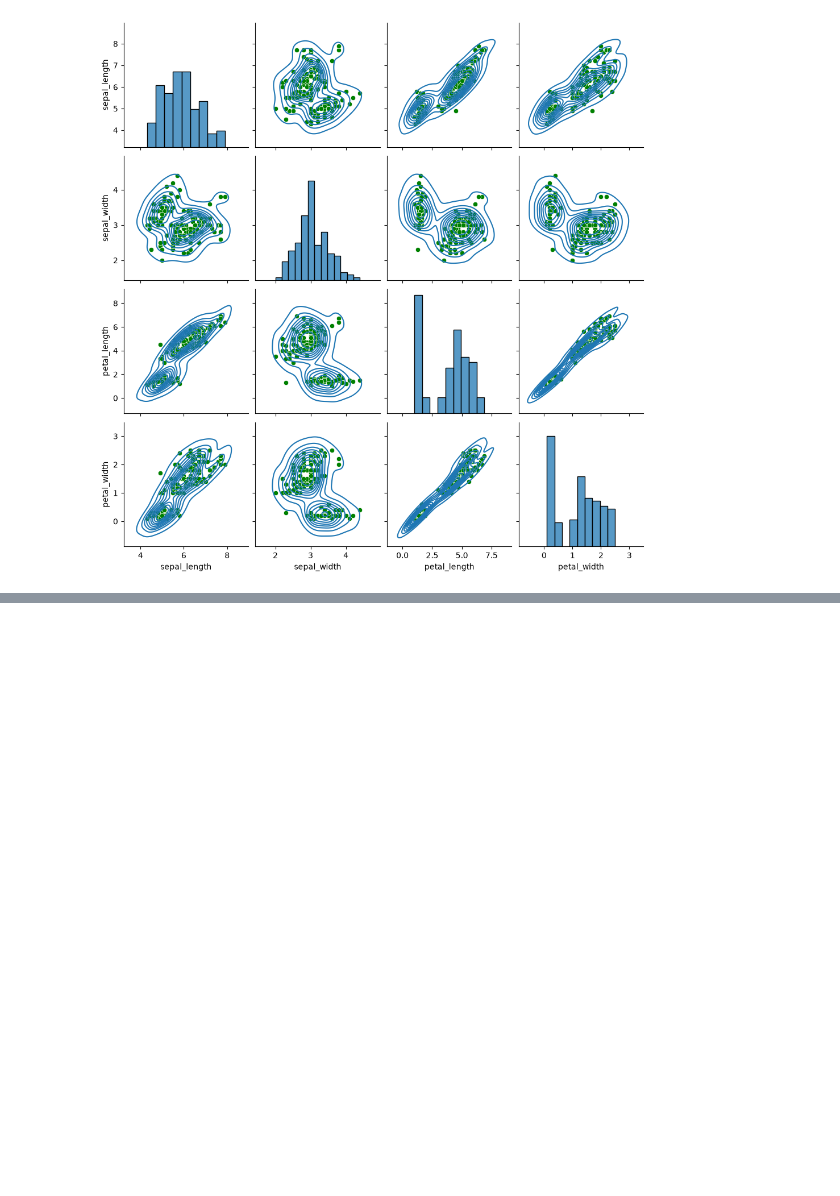
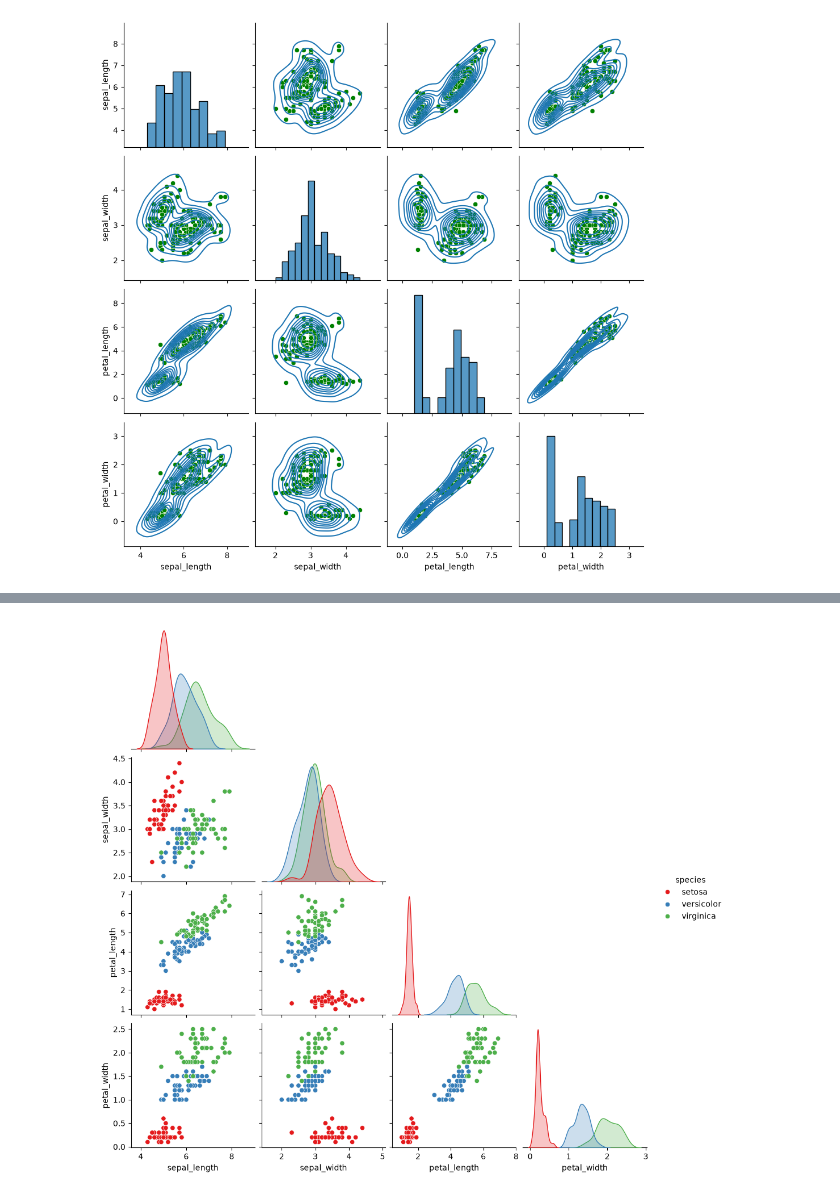
Before and after one commit to Haerulanwar05/Zero-To-ML-Engineer, a Jupyter notebook: Seaborn/seaborn_Pairplot.ipynb, the cells around one changed output, grey strips where cells are left out. Saved outputs shown, nothing was run; the diff lists cells and outputs as text; code cells hidden in the pictures; blank space fills up the shorter version.

```diff
--- a/Seaborn/seaborn_Pairplot.ipynb
+++ b/Seaborn/seaborn_Pairplot.ipynb
@@ -60,0 +83,10 @@ l.map_lower(sns.kdeplot)
+# %%
+sns.pairplot(
+    data=iris,
+    hue='species',
+    corner=True,            # Hanya menampilkan segitiga bawah kanvas
+    palette='Set1'
+)
+plt.show()
+# %% [output]
+[figure, added]
```
Also changed, not shown: parts of 3 cells of this notebook.
